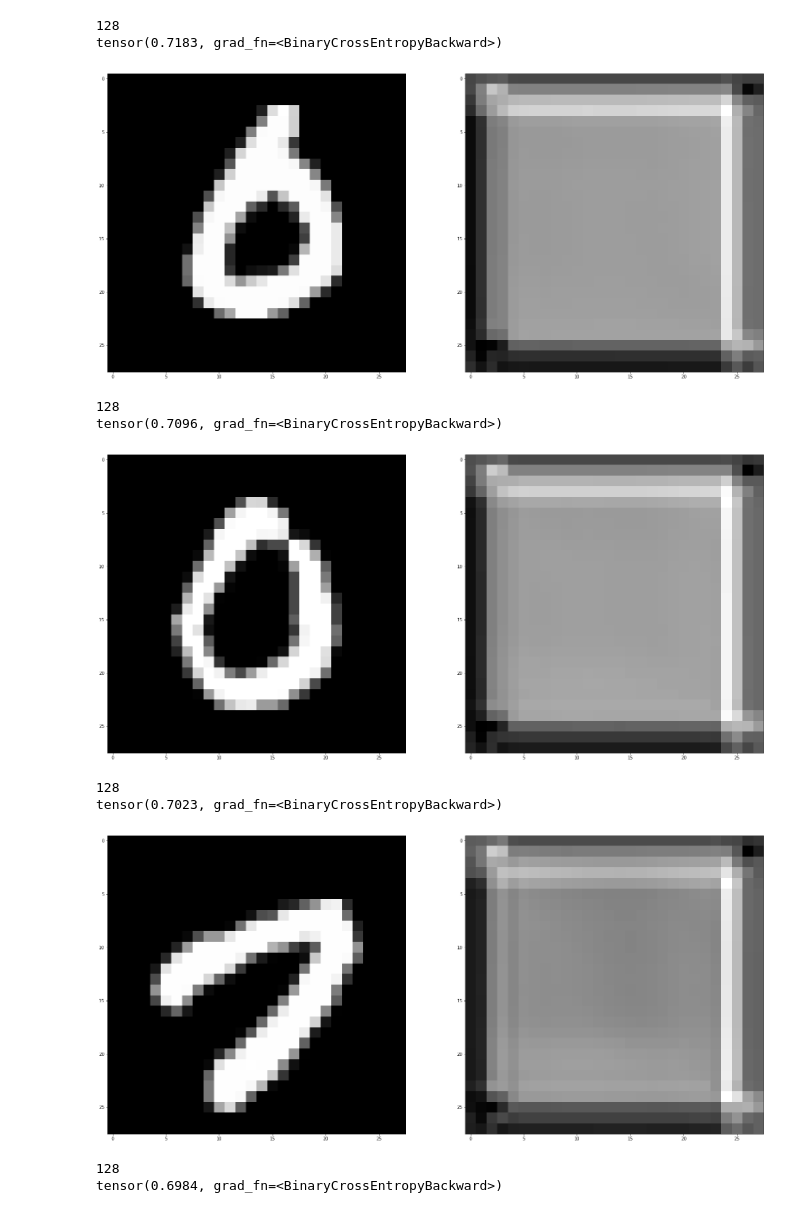
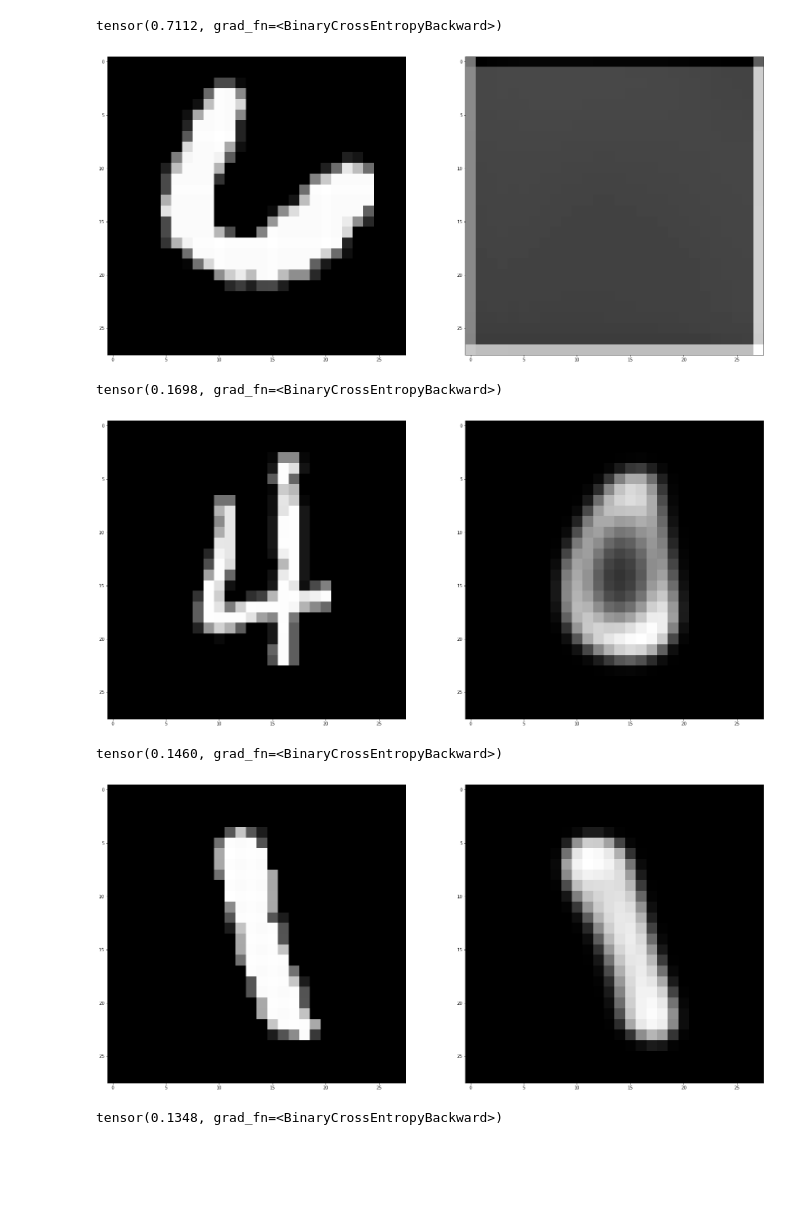
Before and after one commit to SanatDeshpande/Song-Classification, a Jupyter notebook: Clustering_Classifier/CNN_Clustering.ipynb, the cells around one changed output. Drawn from its saved outputs; the diff is of its cells as text; code cells hidden in the pictures; blank space fills up the shorter version.

```diff
--- a/Clustering_Classifier/CNN_Clustering.ipynb
+++ b/Clustering_Classifier/CNN_Clustering.ipynb
@@ -112,44 +105,39 @@ encoder.train()
 decoder.train()
 for epoch in range(epochs):
     for count, (x, _label) in enumerate(dataloader):
-        print(len(x))
         optimizer.zero_grad()
         z = encoder(x)
         y = decoder(z)
         criterion = nn.BCELoss()
         loss = criterion(y.view(-1, 28, 28), x.view(-1, 28, 28))
         loss.backward()
         optimizer.step()
-        if count % 1 == 0:
+        if count % 1000 == 0:
             print(loss)
-            index = np.random.randint(len(data_test))
+            index = np.random.randint(len(test_dataset))
             encoder.eval()
             decoder.eval()
             z = encoder(test_dataset[index][0].view(-1, 1, 28, 28))
             y = decoder(z)
             y_vis = y.detach().cpu().numpy().reshape(28,28)
             x_vis = test_dataset[index][0].cpu().numpy().reshape(28,28)
 
             encoder.train()
             decoder.train()
 
             fig = plt.figure(figsize=(28,28))
             fig.add_subplot(1, 2, 1)
             plt.imshow(x_vis, cmap='gray')
             fig.add_subplot(1, 2, 2)
             plt.imshow(y_vis, cmap='gray')
             plt.show()
     torch.save(encoder.state_dict(), "encoder")
     torch.save(decoder.state_dict(), "decoder")
 # %% [output]
-128
-tensor(0.7183, grad_fn=<BinaryCrossEntropyBackward>)
+tensor(0.7112, grad_fn=<BinaryCrossEntropyBackward>)
-[figure, old version]
+[figure, new version]
-128
-tensor(0.7096, grad_fn=<BinaryCrossEntropyBackward>)
+tensor(0.1698, grad_fn=<BinaryCrossEntropyBackward>)
-[figure, old version]
+[figure, new version]
-128
-tensor(0.7023, grad_fn=<BinaryCrossEntropyBackward>)
+tensor(0.1460, grad_fn=<BinaryCrossEntropyBackward>)
-[figure, old version]
+[figure, new version]
-128
-tensor(0.6984, grad_fn=<BinaryCrossEntropyBackward>)
+tensor(0.1348, grad_fn=<BinaryCrossEntropyBackward>)
```
Also changed, not shown: parts of 5 cells of this notebook, 2 other files.
